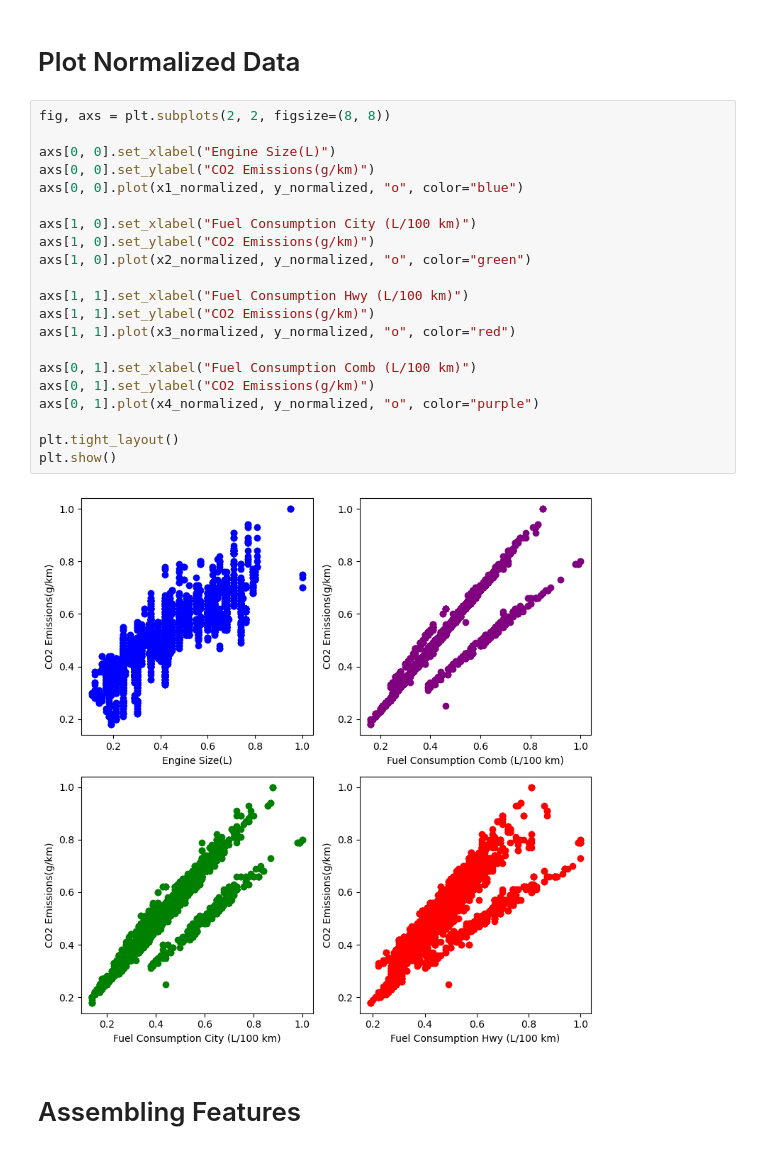
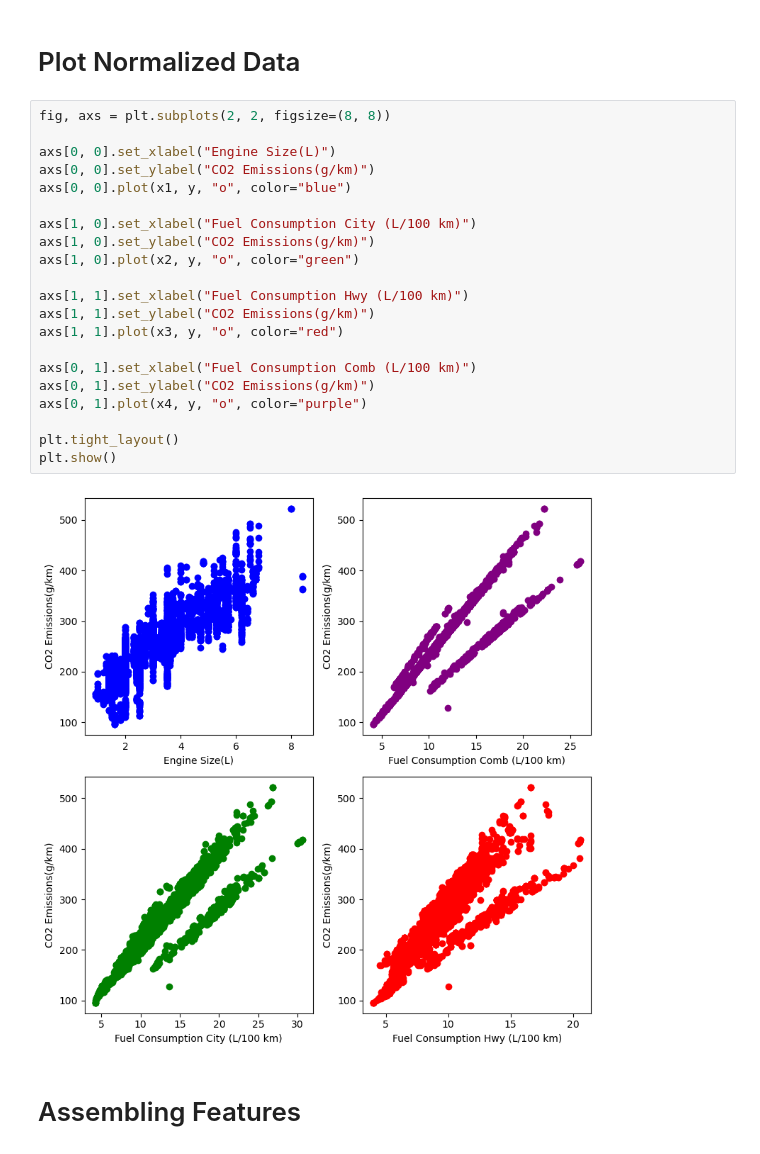
Before and after one commit to SamimSn/CO2-emission-prediction-Multiple-Linear-Regression, a Jupyter notebook: co2_emission_model.ipynb, the cells around one changed output. Cells and saved outputs as stored; diff of their text form.

```diff
--- a/co2_emission_model.ipynb
+++ b/co2_emission_model.ipynb
@@ -77,26 +66,26 @@ x's ->
 # %%
 fig, axs = plt.subplots(2, 2, figsize=(8, 8))
 
 axs[0, 0].set_xlabel("Engine Size(L)")
 axs[0, 0].set_ylabel("CO2 Emissions(g/km)")
-axs[0, 0].plot(x1_normalized, y_normalized, "o", color="blue")
+axs[0, 0].plot(x1, y, "o", color="blue")
 
 axs[1, 0].set_xlabel("Fuel Consumption City (L/100 km)")
 axs[1, 0].set_ylabel("CO2 Emissions(g/km)")
-axs[1, 0].plot(x2_normalized, y_normalized, "o", color="green")
+axs[1, 0].plot(x2, y, "o", color="green")
 
 axs[1, 1].set_xlabel("Fuel Consumption Hwy (L/100 km)")
 axs[1, 1].set_ylabel("CO2 Emissions(g/km)")
-axs[1, 1].plot(x3_normalized, y_normalized, "o", color="red")
+axs[1, 1].plot(x3, y, "o", color="red")
 
 axs[0, 1].set_xlabel("Fuel Consumption Comb (L/100 km)")
 axs[0, 1].set_ylabel("CO2 Emissions(g/km)")
-axs[0, 1].plot(x4_normalized, y_normalized, "o", color="purple")
+axs[0, 1].plot(x4, y, "o", color="purple")
 
 plt.tight_layout()
 plt.show()
 # %% [output]
-[figure, old version]
+[figure, new version]
 # %% [markdown]
 # Assembling Features
 # %%
```
Also changed, not shown: parts of 16 cells of this notebook.
